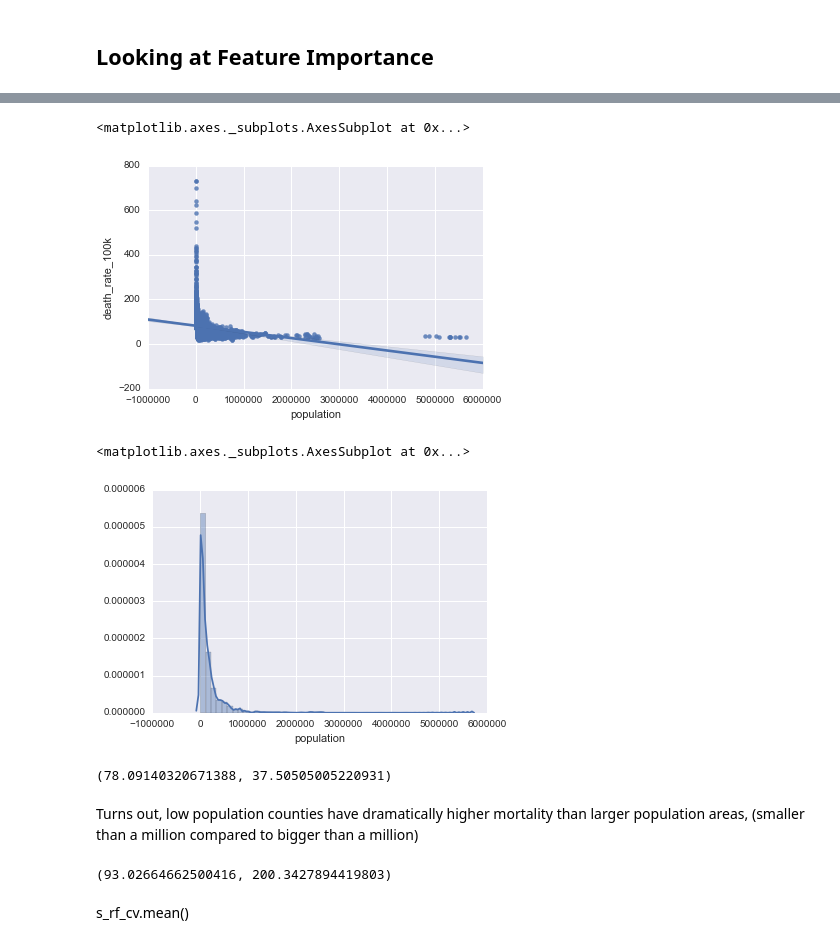
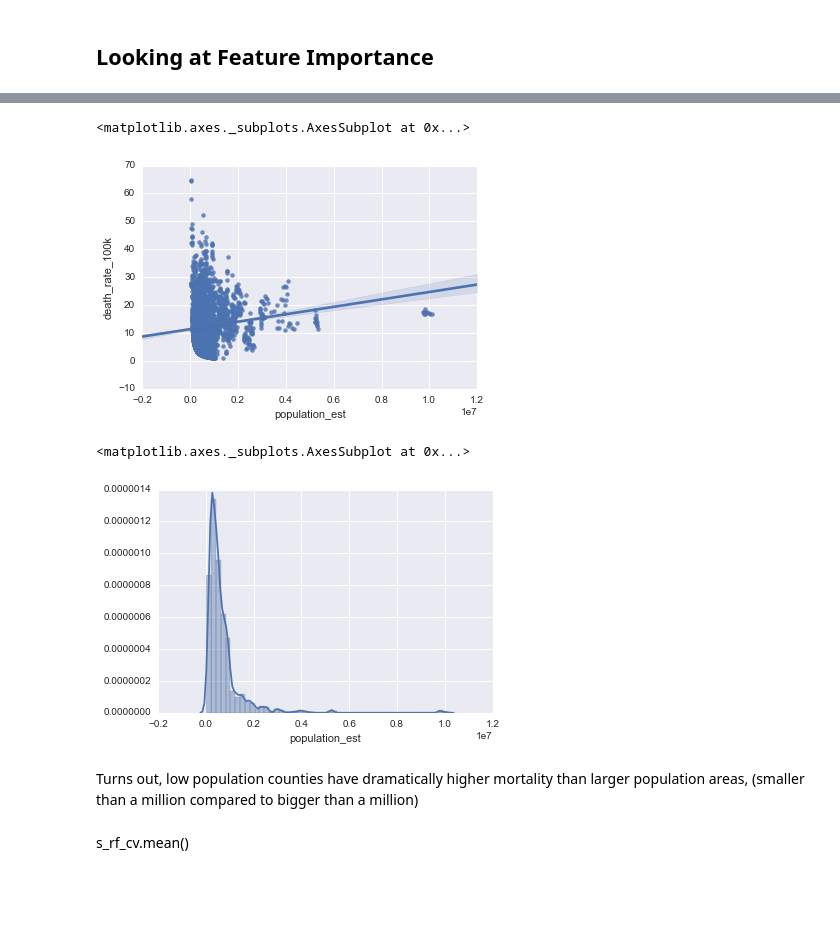
Before and after one commit to hudsonrio/GA_dsi-projects, a Jupyter notebook: capstone/cdc_model_walkthrough.ipynb, the cells around one changed output, grey strips where cells are left out. Saved outputs shown, nothing was run; the diff lists cells and outputs as text; code cells hidden in the pictures; blank space fills up the shorter version.

```diff
--- a/capstone/cdc_model_walkthrough.ipynb
+++ b/capstone/cdc_model_walkthrough.ipynb
@@ -167,7 +160,8 @@ pop_03_14['pop_big_3_races'] = pop_03_14['pop_black'] + pop_03_14['pop_white'] +
 pop_03_14['pop_asian_prop'] = pop_03_14['pop_asian']/pop_03_14['pop_big_3_races']
 pop_03_14['pop_white_prop'] = pop_03_14['pop_white']/pop_03_14['pop_big_3_races']
 pop_03_14['pop_black_prop'] = pop_03_14['pop_black']/pop_03_14['pop_big_3_races']
-pop_03_14['pop_hisp_prop'] = pop_03_14['pop_hisp']/pop_03_14['pop_big_3_races']
+# pop_03_14['pop_hisp_prop'] = pop_03_14['pop_hisp']/pop_03_14['pop_big_3_races'] #don't have good relative comparison
+#excluded hispanic b/c does not pas eye-test
 pop_03_14['pop_male_prop'] = pop_03_14['pop_male'] / pop_03_14['pop_total_age']
 # %%
 # a_codes = set(cdc_03_14['county_code'])
@@ -212,13 +351,13 @@ deaths_pop = pd.merge(deaths_pop, unemp_03_14, how='left', left_on=['year', 'cou
 # %%
 # # #calculations that required merge
 
-deaths_pop['perc_pop_employed'] = deaths_pop['employed_pop']/deaths_pop['population']
+deaths_pop['perc_pop_employed'] = deaths_pop['employed_pop']/deaths_pop['population_est']
 deaths_pop['unemp_rate'] = 1 - (deaths_pop['employed_pop']/deaths_pop['working_pop']) #this is good
-deaths_pop['perc_pop_working'] = deaths_pop['working_pop']/deaths_pop['population']
-deaths_pop['pov_rate'] = deaths_pop['pov_count_tot']/ deaths_pop['population']
-deaths_pop['pov_rate_youth'] = deaths_pop['pov_youth_count_0-17']/ deaths_pop['population']
+deaths_pop['perc_pop_working'] = deaths_pop['working_pop']/deaths_pop['population_est']
+deaths_pop['pov_rate'] = deaths_pop['pov_count_tot']/ deaths_pop['population_est']
+deaths_pop['pov_rate_youth'] = deaths_pop['pov_youth_count_0-17']/ deaths_pop['population_est']
+deaths_pop['pop_change_rate'] = deaths_pop['net_pop_change_raw'] / deaths_pop['population_est']
 deaths_pop['constant'] = 1.0
 
 deaths_pop.drop(1391, inplace=1)#noticed this is an outliar in plot below Coconino, AZ  pop listed as 1196.0
-
-deaths_pop[deaths_pop['county_code']==4005]
+# deaths_pop[deaths_pop['county_code']==4005]
@@ -328,7 +463,7 @@ sns.distplot(deaths_pop['crude_100k']) #because this is a rate that was summed i
 <matplotlib.axes._subplots.AxesSubplot at 0x...>
 [figure]
 # %%
-deaths_pop['death_rate_100k'] = deaths_pop['deaths'] / (deaths_pop['population']/100000)
+deaths_pop['death_rate_100k'] = deaths_pop['deaths'] / (deaths_pop['population_est']/100000) # recompute this
 deaths_pop['death_rate_100k'].describe() #new target variable
 # %% [output]
 count    3103.000000
@@ -455,0 +625,10 @@ deaths_pop.describe()
+# %%
+## Finding previous year's rates -- remove this cell to include all the 2003 data, but still have a decade
+
+#
+deaths_pop = deaths_pop.sort_values(by=['county_code', 'year'])
+deaths_pop['prior_year_death_rate_100k'] = deaths_pop['death_rate_100k'].shift(1)
+
+# deaths_pop[deaths_pop['prior_year_death_rate_100k'].isnull()==True]
+deaths_pop.drop(886, inplace=1)
+deaths_pop.isnull().sum()
@@ -571,30 +773,23 @@ rel_feature_import #pop was .74 before outliar removal
 # %%
 #because population at the top, let's graph how it relates to mortality rate
 
-sns.regplot(x='population', y='death_rate_100k', data=deaths_pop) #some serious outliar action
+sns.regplot(x='population_est', y='death_rate_100k', data=deaths_pop) #some serious outliar action
 #appears all the outliars are at very low populations
 # %% [output]
 <matplotlib.axes._subplots.AxesSubplot at 0x...>
-[figure, old version]
+[figure, new version]
 # %%
-sns.distplot(deaths_pop['population'])
+sns.distplot(deaths_pop['population_est'])
 # %% [output]
 <matplotlib.axes._subplots.AxesSubplot at 0x...>
-[figure, old version]
+[figure, new version]
-# %%
-print(deaths_pop['death_rate_100k'][deaths_pop['population']<1000000].mean(),
-deaths_pop['death_rate_100k'][deaths_pop['population']>1000000].mean())
-# %% [output]
-(78.09140320671388, 37.50505005220931)
 # %% [markdown]
 Turns out, low population counties have dramatically higher mortality than larger population areas, (smaller than a million compared to bigger than a million)
 # %%
-print(deaths_pop['death_rate_100k'][deaths_pop['population']<100000].mean(),
-deaths_pop['death_rate_100k'][deaths_pop['population']<10000].mean()) #these are dramatic outliars, lets take them out
+# print(deaths_pop['death_rate_100k'][deaths_pop['population']<100000].mean(),
+# deaths_pop['death_rate_100k'][deaths_pop['population']<10000].mean()) #these are dramatic outliars, lets take them out
 #re-running this model with limited dataset
 #less than 100k pop has higher mean than less than a million, less than 10k has highest likelihood
-# %% [output]
-(93.02664662500416, 200.3427894419803)
 # %%
 # deaths_pop['county_code'][deaths_pop['population']<1000000].value_counts()
 # deaths_pop[deaths_pop['county_code']==26025] #2009 seems to have an error - looks like deaths and pop for 2008 & 2009 pooled
```
Also changed, not shown: parts of 68 cells of this notebook, 1 other file.
